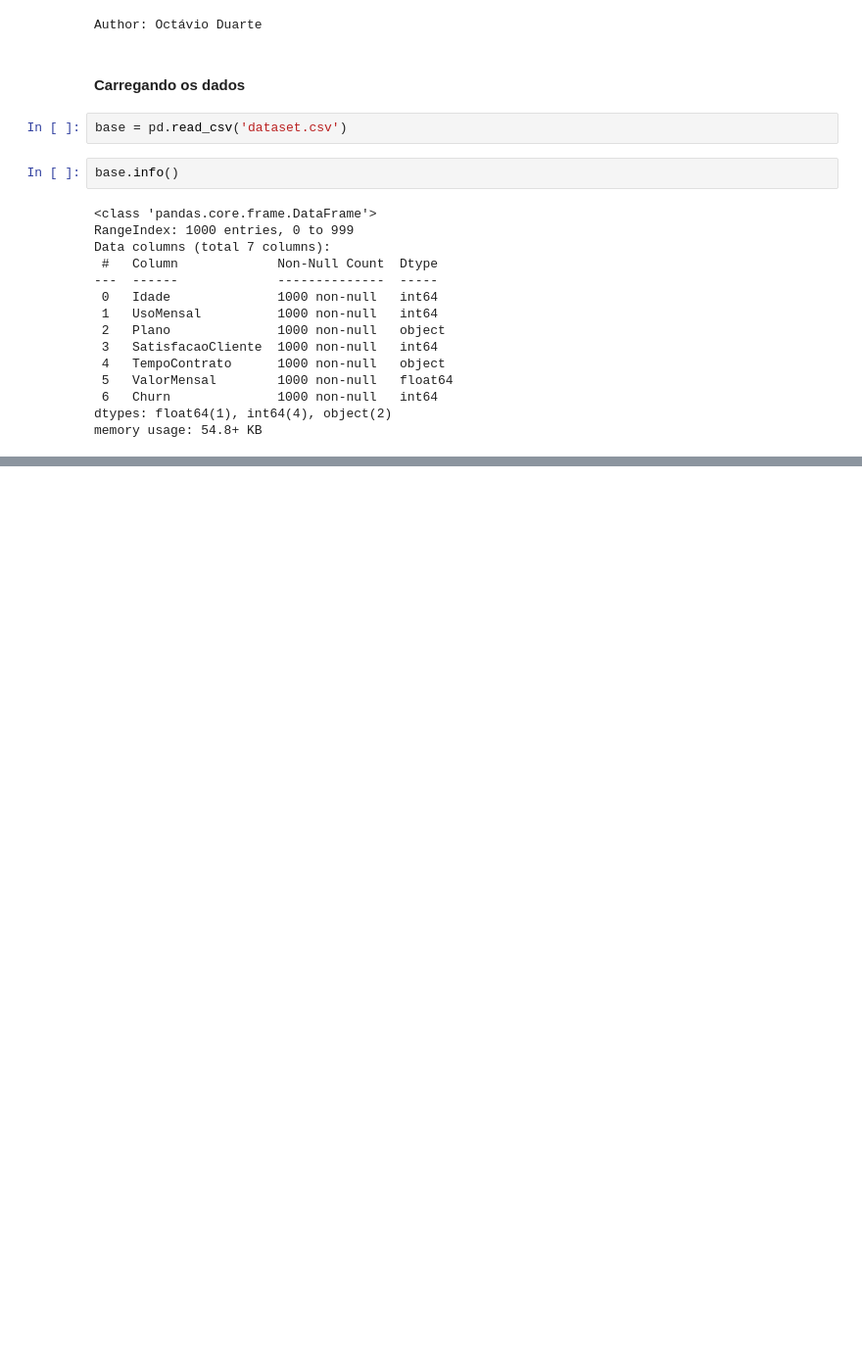
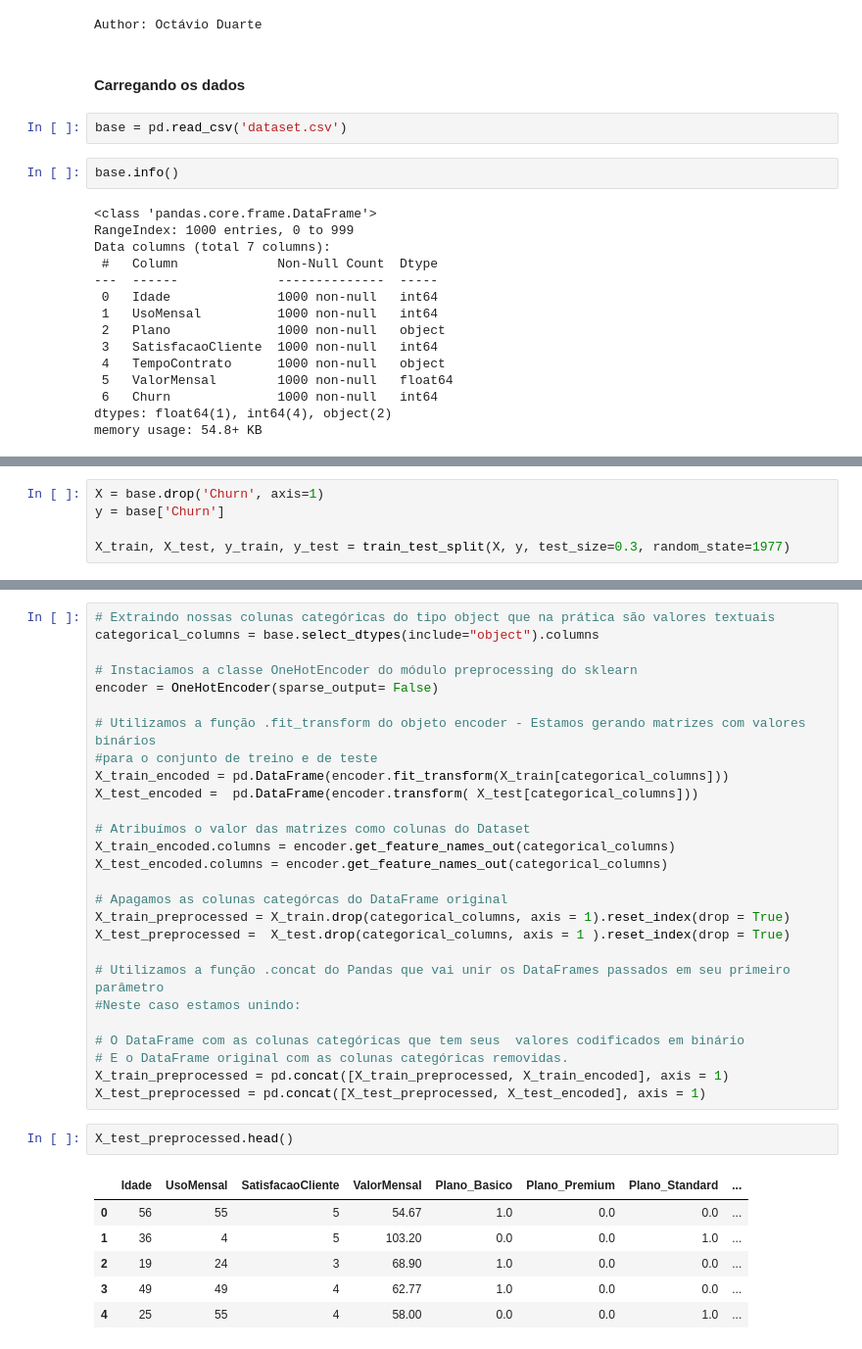
Before and after one commit to octavioduarte/RandomForest, a Jupyter notebook: random-forest.ipynb, the cells around one changed output, grey strips where cells are left out. Shown at 98% size. Cells and saved outputs as stored; diff of their text form; blank space fills up the shorter version.

```diff
--- a/random-forest.ipynb
+++ b/random-forest.ipynb
@@ -59,0 +186,5 @@ memory usage: 54.8+ KB
+# %%
+X = base.drop('Churn', axis=1)
+y = base['Churn']
+
+X_train, X_test, y_train, y_test = train_test_split(X, y, test_size=0.3, random_state=1977)
@@ -59,0 +234,36 @@ memory usage: 54.8+ KB
+# %%
+# Extraindo nossas colunas categóricas do tipo object que na prática são valores textuais
+categorical_columns = base.select_dtypes(include="object").columns
+
+# Instaciamos a classe OneHotEncoder do módulo preprocessing do sklearn
+encoder = OneHotEncoder(sparse_output= False)
+
+# Utilizamos a função .fit_transform do objeto encoder - Estamos gerando matrizes com valores binários
+#para o conjunto de treino e de teste
+X_train_encoded = pd.DataFrame(encoder.fit_transform(X_train[categorical_columns]))
+X_test_encoded =  pd.DataFrame(encoder.transform( X_test[categorical_columns]))
+
+# Atribuímos o valor das matrizes como colunas do Dataset
+X_train_encoded.columns = encoder.get_feature_names_out(categorical_columns)
+X_test_encoded.columns = encoder.get_feature_names_out(categorical_columns)
+
+# Apagamos as colunas categórcas do DataFrame original
+X_train_preprocessed = X_train.drop(categorical_columns, axis = 1).reset_index(drop = True)
+X_test_preprocessed =  X_test.drop(categorical_columns, axis = 1 ).reset_index(drop = True)
+
+# Utilizamos a função .concat do Pandas que vai unir os DataFrames passados em seu primeiro parâmetro
+#Neste caso estamos unindo:
+
+# O DataFrame com as colunas categóricas que tem seus  valores codificados em binário
+# E o DataFrame original com as colunas categóricas removidas.
+X_train_preprocessed = pd.concat([X_train_preprocessed, X_train_encoded], axis = 1)
+X_test_preprocessed = pd.concat([X_test_preprocessed, X_test_encoded], axis = 1)
+# %%
+X_test_preprocessed.head()
+# %% [output]
+|  | Idade | UsoMensal | SatisfacaoCliente | ValorMensal | Plano_Basico | Plano_Premium | Plano_Standard | ... |
+| 0 | 56 | 55 | 5 | 54.67 | 1.0 | 0.0 | 0.0 | ... |
+| 1 | 36 | 4 | 5 | 103.20 | 0.0 | 0.0 | 1.0 | ... |
+| 2 | 19 | 24 | 3 | 68.90 | 1.0 | 0.0 | 0.0 | ... |
+| 3 | 49 | 49 | 4 | 62.77 | 1.0 | 0.0 | 0.0 | ... |
+| 4 | 25 | 55 | 4 | 58.00 | 0.0 | 0.0 | 1.0 | ... |
```
Also changed, not shown: parts of 30 cells of this notebook.
